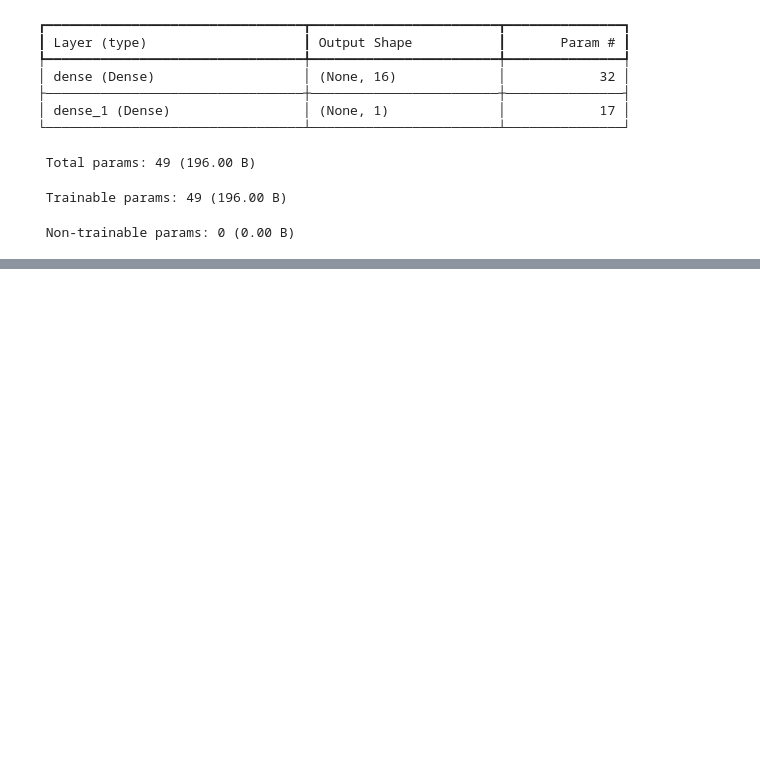
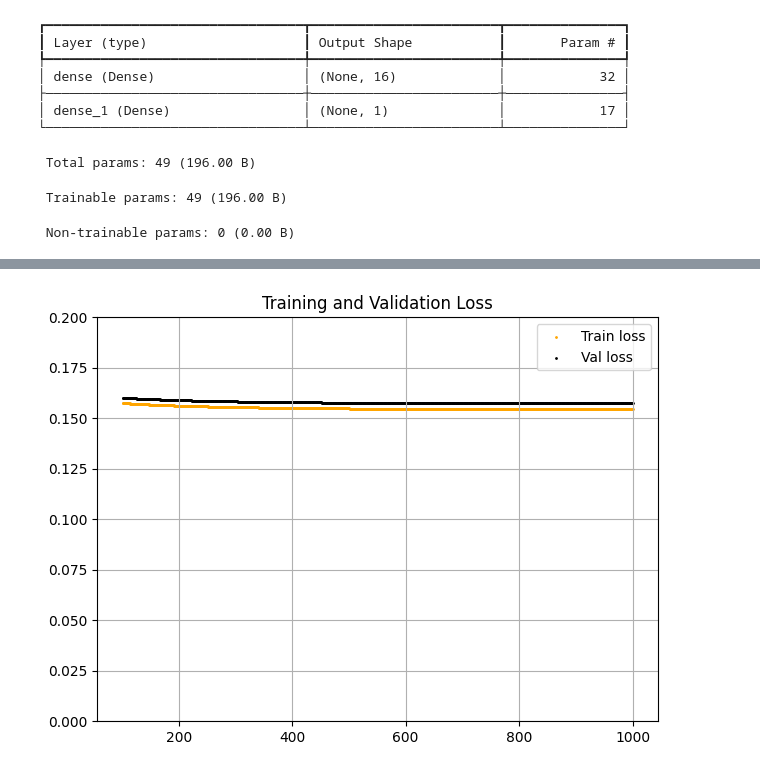
Before and after one commit to tajbidshahmteruet-bot/tinyml_arduino_projects, a Jupyter notebook: 02_sine_wave_tinyml/training_model/tinyml_sine_wave_model.ipynb, the cells around one changed output, grey strips where cells are left out. Drawn from its saved outputs; the diff is of its cells as text; code cells hidden in the pictures; blank space fills up the shorter version.

```diff
--- a/02_sine_wave_tinyml/training_model/tinyml_sine_wave_model.ipynb
+++ b/02_sine_wave_tinyml/training_model/tinyml_sine_wave_model.ipynb
@@ -126,0 +143,12 @@ plt.show()
+# %%
+skip=100
+plt.scatter(epochs[skip:], loss[skip:], s=1, color='orange', label='Train loss')
+plt.scatter(epochs[skip:], val_loss[skip:], s=1, color='black', label='Val loss')
+plt.title('Training and Validation Loss')
+plt.grid(True)
+plt.ylim(0, 0.2)
+plt.legend()
+plt.tight_layout()
+plt.show()
+# %% [output]
+[figure, added]
```
Also changed, not shown: parts of 12 cells of this notebook, 1 other file.
